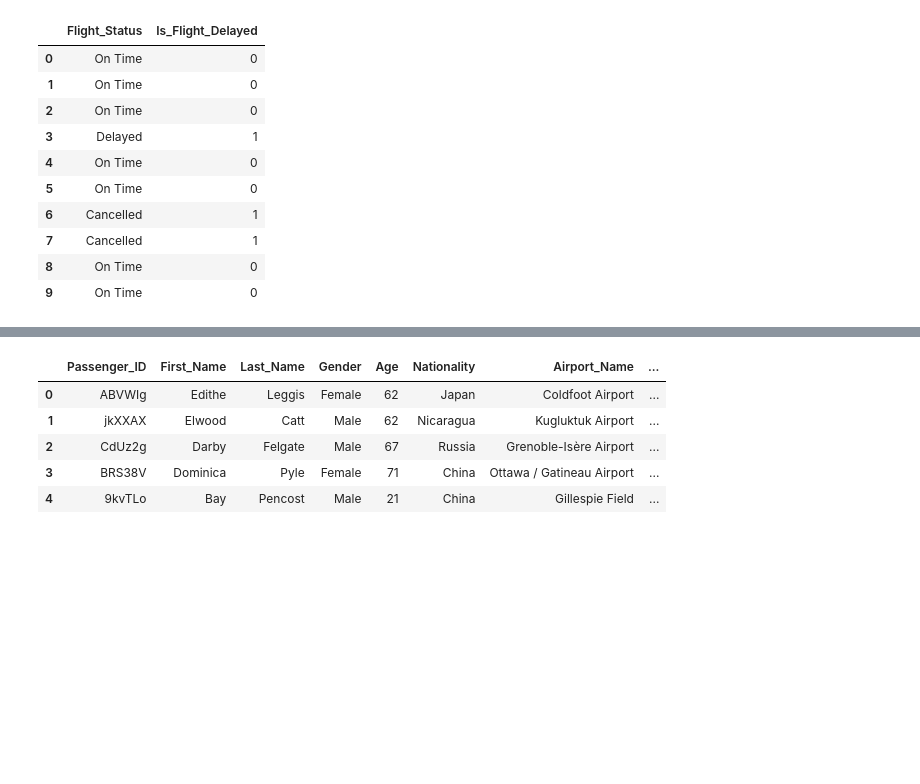
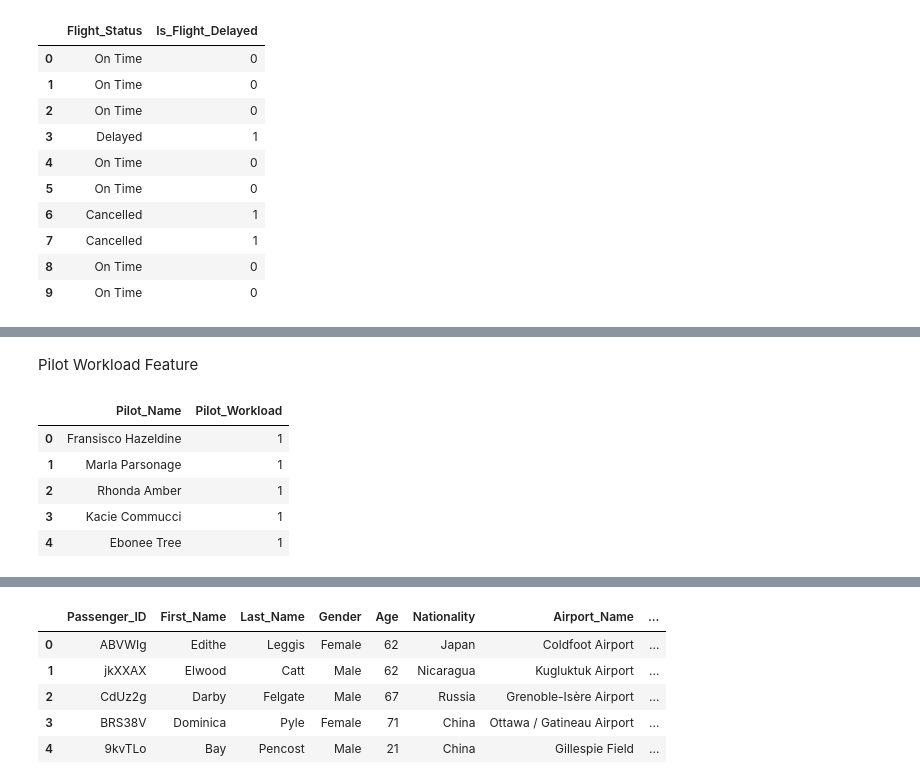
Before and after one commit to NupSha05/AirFly-Insights-Data-Visualization-and-Analysis, a Jupyter notebook: src/week2_feature_engineering.ipynb, the cells around one changed output, grey strips where cells are left out. Drawn from its saved outputs; the diff is of its cells as text; code cells hidden in the pictures; blank space fills up the shorter version.

```diff
--- a/src/week2_feature_engineering.ipynb
+++ b/src/week2_feature_engineering.ipynb
@@ -249,0 +380,16 @@ Is_Flight_Delayed feature created
+# %% [markdown]
+Pilot Workload Feature
+# %%
+
+pilot_counts = df["Pilot_Name"].value_counts()
+
+df["Pilot_Workload"] = df["Pilot_Name"].map(pilot_counts)
+
+df[["Pilot_Name","Pilot_Workload"]].head()
+# %% [output]
+|  | Pilot_Name | Pilot_Workload |
+| 0 | Fransisco Hazeldine | 1 |
+| 1 | Marla Parsonage | 1 |
+| 2 | Rhonda Amber | 1 |
+| 3 | Kacie Commucci | 1 |
+| 4 | Ebonee Tree | 1 |
```
Also changed, not shown: parts of 40 cells of this notebook, 3 other files.
